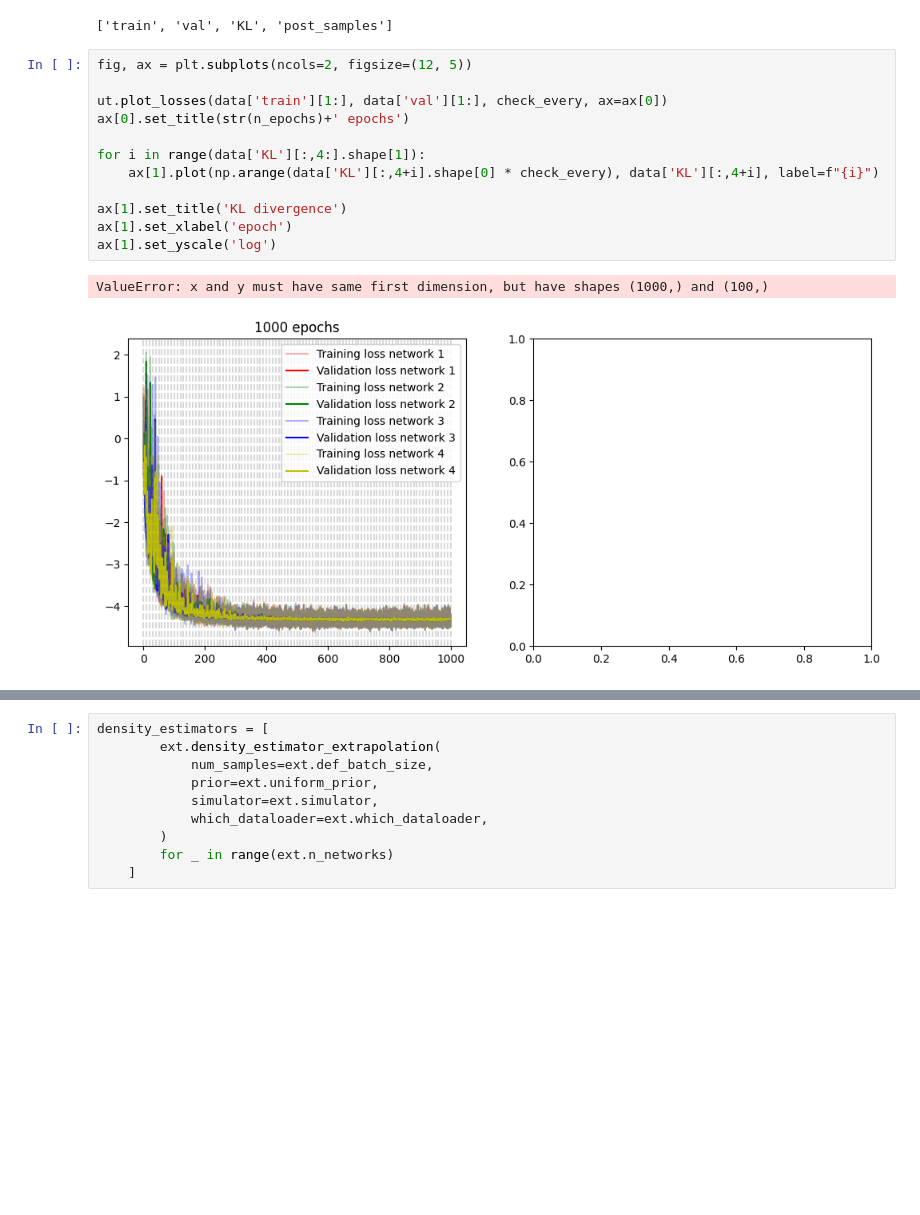
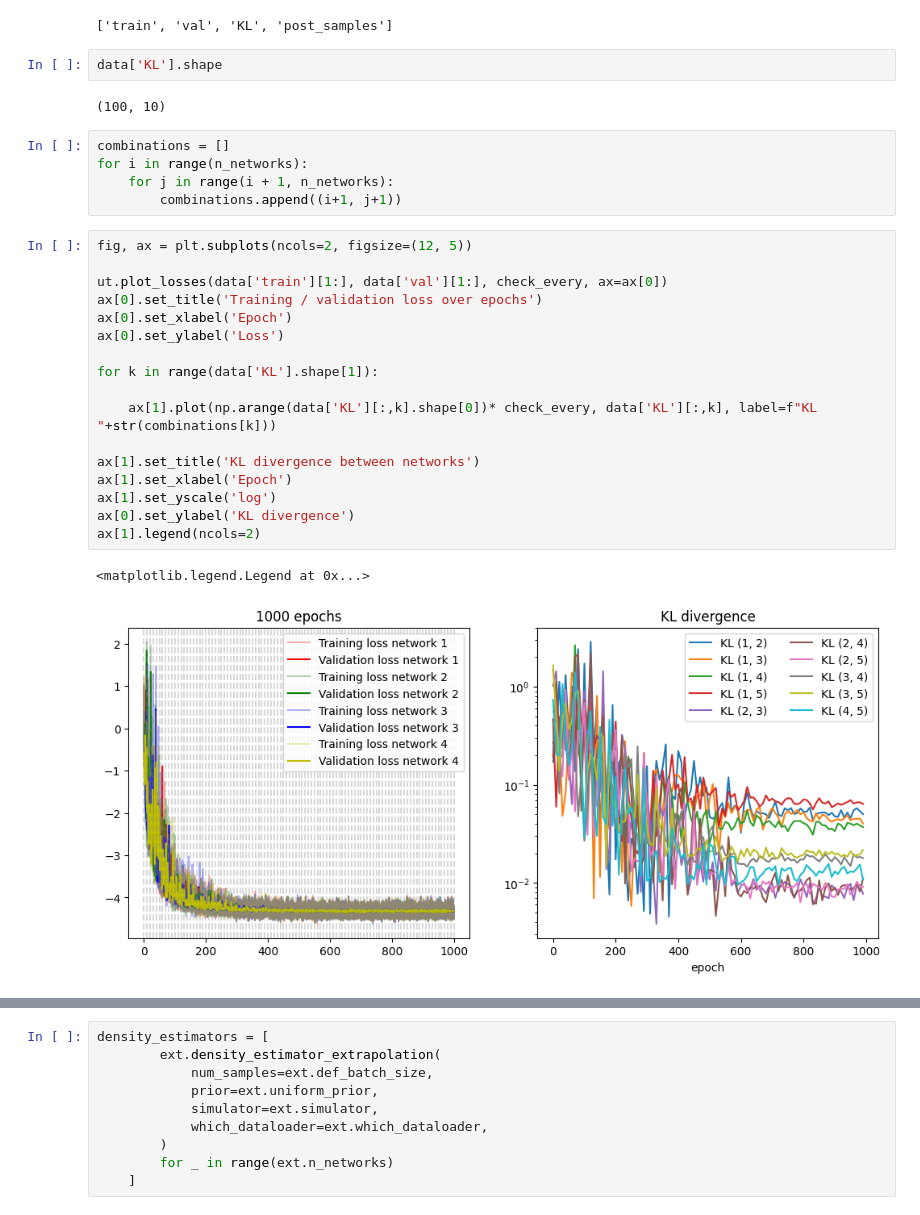
Before and after one commit to Mauropieroni/ACP-test-fork, a Jupyter notebook: scripts/notebooks_for_plots/plot_KL_extrapolation.ipynb, the cells around one changed output, grey strips where cells are left out. Saved outputs shown, nothing was run; the diff lists cells and outputs as text; blank space fills up the shorter version.

Commit message:
Improved final plots

```diff
--- a/scripts/notebooks_for_plots/plot_KL_extrapolation.ipynb
+++ b/scripts/notebooks_for_plots/plot_KL_extrapolation.ipynb
@@ -22,18 +22,32 @@ data = np.load(f'../extrapolation_data/1000/_{n_epochs}_{check_every}.npz')
 list(data.keys())
 # %% [output]
 ['train', 'val', 'KL', 'post_samples']
+# %%
+data['KL'].shape
+# %% [output]
+(100, 10)
+# %%
+combinations = []
+for i in range(n_networks):
+    for j in range(i + 1, n_networks):
+        combinations.append((i+1, j+1))
 # %%
 fig, ax = plt.subplots(ncols=2, figsize=(12, 5))
 
 ut.plot_losses(data['train'][1:], data['val'][1:], check_every, ax=ax[0])
-ax[0].set_title(str(n_epochs)+' epochs')
+ax[0].set_title('Training / validation loss over epochs')
+ax[0].set_xlabel('Epoch')
+ax[0].set_ylabel('Loss')
 
-for i in range(data['KL'][:,4:].shape[1]):
-    ax[1].plot(np.arange(data['KL'][:,4+i].shape[0] * check_every), data['KL'][:,4+i], label=f"{i}")
+for k in range(data['KL'].shape[1]):
 
-ax[1].set_title('KL divergence')
-ax[1].set_xlabel('epoch')
+    ax[1].plot(np.arange(data['KL'][:,k].shape[0])* check_every, data['KL'][:,k], label=f"KL "+str(combinations[k]))
+
+ax[1].set_title('KL divergence between networks')
+ax[1].set_xlabel('Epoch')
 ax[1].set_yscale('log')
+ax[0].set_ylabel('KL divergence')
+ax[1].legend(ncols=2)
 # %% [output]
-ValueError: x and y must have same first dimension, but have shapes (1000,) and (100,)
+<matplotlib.legend.Legend at 0x...>
-[figure, old version]
+[figure, new version]
```
Also changed, not shown: parts of 9 cells of this notebook, 4 other files.
